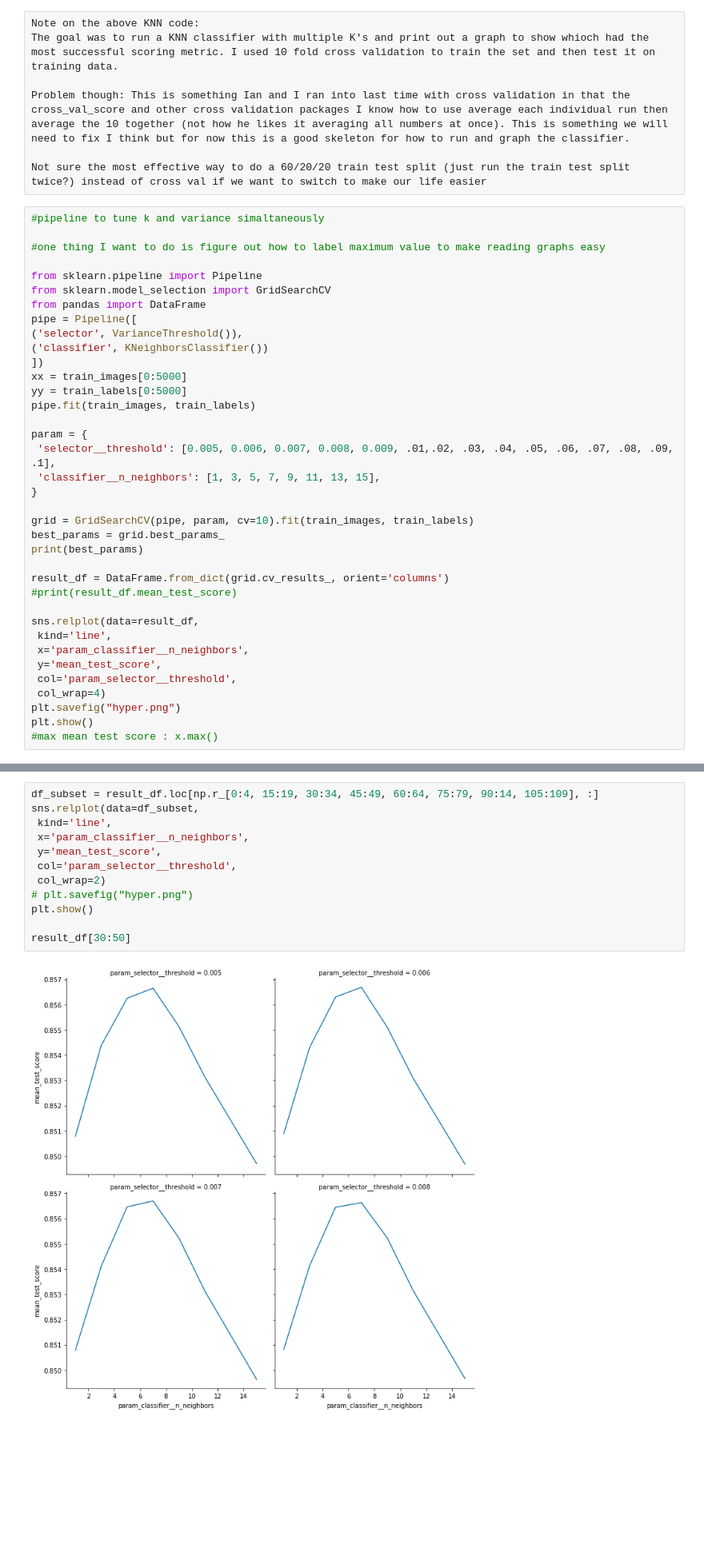
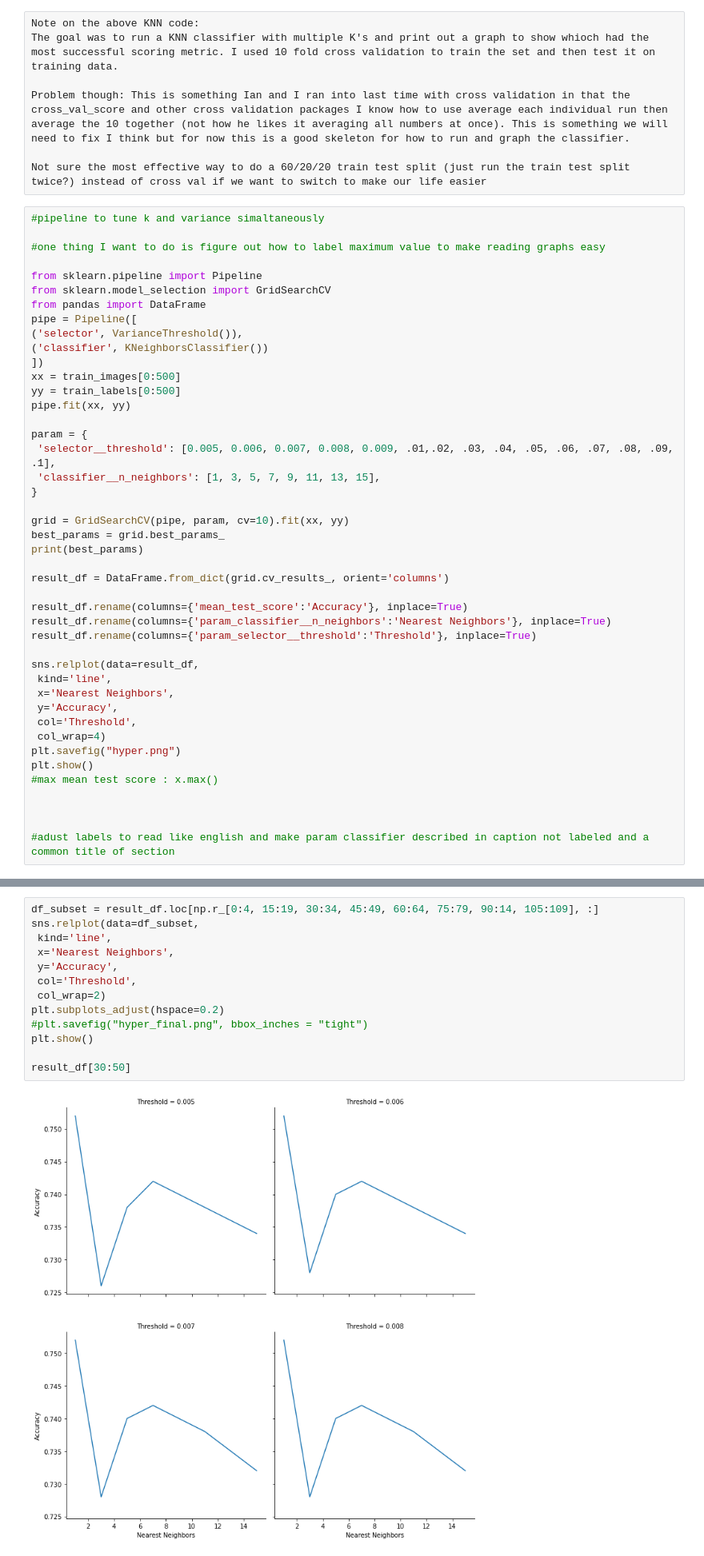
Before and after one commit to etgeorge/fashion, a Jupyter notebook: HW2.ipynb, the cells around one changed output, grey strips where cells are left out. Shown at 80% size. Saved outputs shown, nothing was run; the diff lists cells and outputs as text; blank space fills up the shorter version.

```diff
--- a/HW2.ipynb
+++ b/HW2.ipynb
@@ -228,29 +228,36 @@ pipe = Pipeline([
 ('selector', VarianceThreshold()),
 ('classifier', KNeighborsClassifier())
 ])
-xx = train_images[0:5000]
-yy = train_labels[0:5000]
-pipe.fit(train_images, train_labels)
+xx = train_images[0:500]
+yy = train_labels[0:500]
+pipe.fit(xx, yy)
 
 param = {
  'selector__threshold': [0.005, 0.006, 0.007, 0.008, 0.009, .01,.02, .03, .04, .05, .06, .07, .08, .09, .1],
  'classifier__n_neighbors': [1, 3, 5, 7, 9, 11, 13, 15],
 }
 
-grid = GridSearchCV(pipe, param, cv=10).fit(train_images, train_labels)
+grid = GridSearchCV(pipe, param, cv=10).fit(xx, yy)
 best_params = grid.best_params_
 print(best_params)
 
 result_df = DataFrame.from_dict(grid.cv_results_, orient='columns')
-#print(result_df.mean_test_score)
+
+result_df.rename(columns={'mean_test_score':'Accuracy'}, inplace=True)
+result_df.rename(columns={'param_classifier__n_neighbors':'Nearest Neighbors'}, inplace=True)
+result_df.rename(columns={'param_selector__threshold':'Threshold'}, inplace=True)
 
 sns.relplot(data=result_df,
  kind='line',
- x='param_classifier__n_neighbors',
- y='mean_test_score',
- col='param_selector__threshold',
+ x='Nearest Neighbors',
+ y='Accuracy',
+ col='Threshold',
  col_wrap=4)
 plt.savefig("hyper.png")
 plt.show()
 #max mean test score : x.max()
+
+
+
+#adust labels to read like english and make param classifier described in caption not labeled and a common title of section
 # %% [output]
@@ -259,14 +266,15 @@ plt.show()
 # %%
 df_subset = result_df.loc[np.r_[0:4, 15:19, 30:34, 45:49, 60:64, 75:79, 90:14, 105:109], :]
 sns.relplot(data=df_subset,
  kind='line',
- x='param_classifier__n_neighbors',
- y='mean_test_score',
- col='param_selector__threshold',
+ x='Nearest Neighbors',
+ y='Accuracy',
+ col='Threshold',
  col_wrap=2)
-# plt.savefig("hyper.png")
+plt.subplots_adjust(hspace=0.2)
+#plt.savefig("hyper_final.png", bbox_inches = "tight")
 plt.show()
 
 result_df[30:50]
 # %% [output]
-[figure, old version]
+[figure, new version]
```
Also changed, not shown: parts of 7 cells of this notebook.
